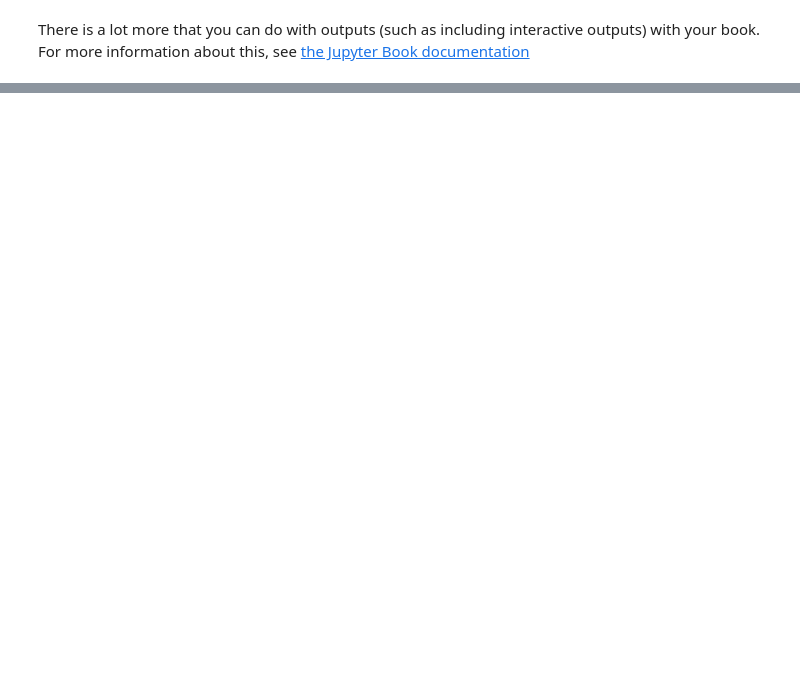
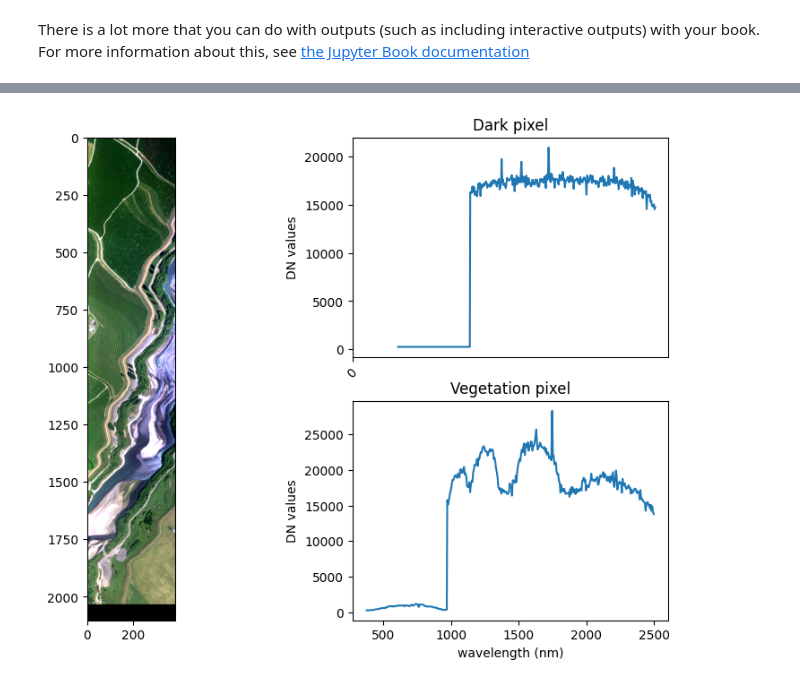
Before and after one commit to pullanagari/Manual-for-UAV-operation-in-Agricultures, a Jupyter notebook: _sources/notebooks.ipynb, the cells around one changed output, grey strips where cells are left out. Saved outputs shown, nothing was run; the diff lists cells and outputs as text; code cells hidden in the pictures; blank space fills up the shorter version.

```diff
--- a/_sources/notebooks.ipynb
+++ b/_sources/notebooks.ipynb
@@ -220,0 +235,89 @@ with your book. For more information about this, see [the Jupyter Book documenta
+# %%
+import numpy as np
+import rasterio
+import matplotlib.pyplot as plt
+from matplotlib.gridspec import GridSpec
+from skimage import exposure
+import builtins
+# Reading raw data
+DN_array = (rasterio.open('hsi_data/test.dat')).read()
+
+# Reading header file
+def read_header(file):
+    f = builtins.open(file, 'r')
+    lines = f.readlines()
+    f.close()
+    dict = {}
+    # have_nonlowercase_param = False
+    try:
+        while lines:
+            line = lines.pop(0)
+            if line.find('=') == -1: continue
+            if line[0] == ';': continue
+
+            (key, sep, val) = line.partition('=')
+            key = key.strip()
+            if not key.islower():
+                have_nonlowercase_param = True
+                if not support_nonlowercase_params:
+                    key = key.lower()
+            val = val.strip()
+            if val and val[0] == '{':
+                str = val.strip()
+                while str[-1] != '}':
+                    line = lines.pop(0)
+                    if line[0] == ';': continue
+
+                    str += '\n' + line.strip()
+                if key == 'description':
+                    dict[key] = str.strip('{}').strip()
+                else:
+                    vals = str[1:-1].split(',')
+                    for j in range(len(vals)):
+                        vals[j] = vals[j].strip()
+                    dict[key] = vals
+            else:
+                dict[key] = val
+        return dict
+    except:
+        raise EnviHeaderParsingError()
+
+header = read_header('hsi_data/test.hdr')
+wavelengths=np.asarray(header['wavelength'],dtype='float64')
+wavelengths= np.ceil(wavelengths * 10) / 10
+
+# plotting the raw image and raw spectral data
+fig = plt.figure(figsize=(10,7))
+gs = GridSpec(nrows=2, ncols=2)
+# First axes
+
+def norm(band):
+    band_min, band_max = band.min(), band.max()
+    return ((band - band_min)/(band_max - band_min))
+Red = norm(DN_array[75,:,:])
+Green = norm(DN_array[55,:,:])
+Blue = norm(DN_array[25,:,:])
+rgb = np.dstack((Red, Green, Blue))
+
+pLow, pHigh = np.percentile(rgb[~np.isnan(rgb)], (5,95))
+img_rescale = exposure.rescale_intensity(rgb, in_range=(pLow,pHigh))
+ax0 = fig.add_subplot(gs[:, 0])
+ax0.imshow(img_rescale)
+
+# Second axes
+ax1 = fig.add_subplot(gs[0, 1])
+ax1.plot(wavelengths,DN_array[:,2100,100])
+ax1.set_xticks(ax1.get_xticks()[::25])
+ax1.tick_params(axis='x', labelrotation=45)
+plt.ylabel('DN values')
+plt.title('Dark pixel')
+
+# Third axes
+ax2 = fig.add_subplot(gs[1, 1])
+ax2.plot(wavelengths,DN_array[:,1000,200])
+plt.ylabel('DN values')
+plt.xlabel ('wavelength (nm)')
+plt.title ('Vegetation pixel')
+# ax2.set_xticks(ax2.get_xticks()[::25])
+# ax2.tick_params(axis='x', labelrotation=45)
+# %% [output]
@@ -220,0 +325 @@ with your book. For more information about this, see [the Jupyter Book documenta
+[figure, added]
```
Also changed, not shown: parts of 7 cells of this notebook, 20 other files.
